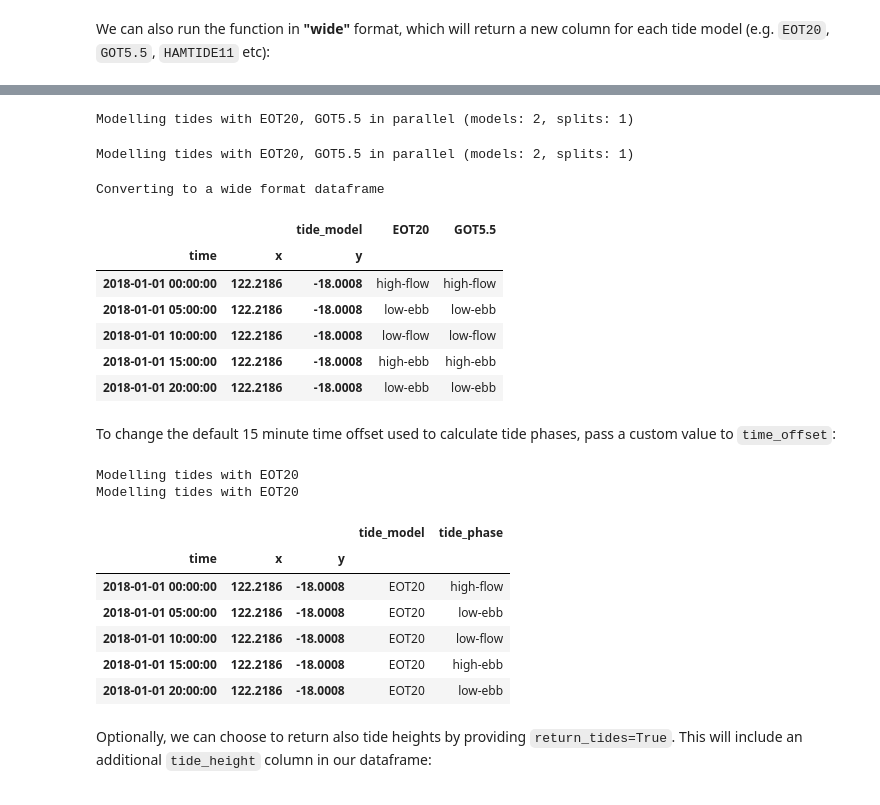
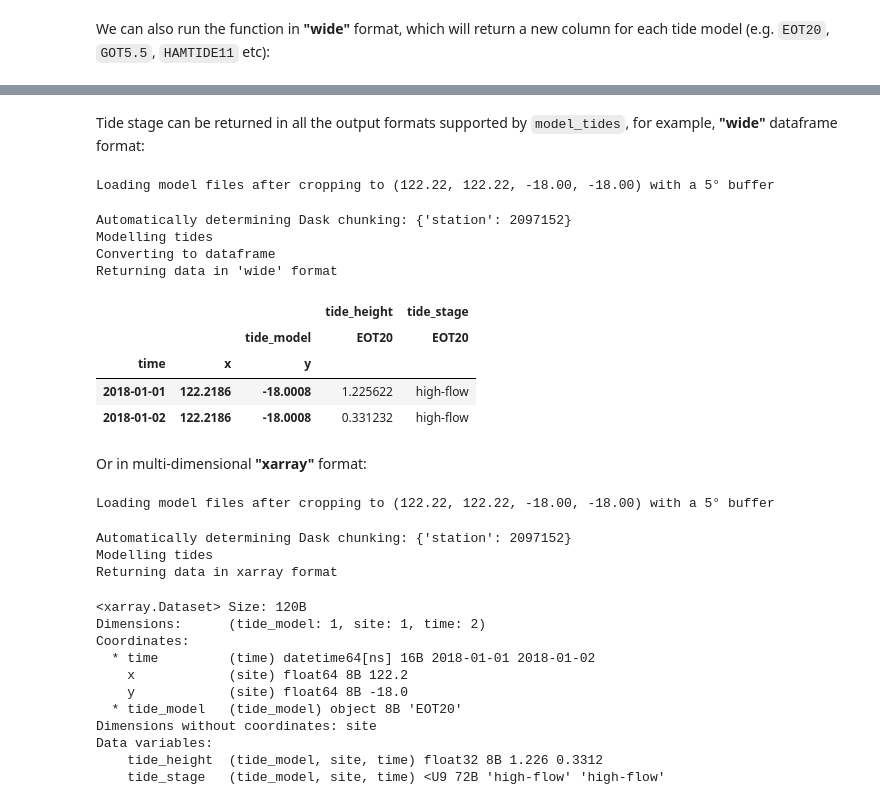
Before and after one commit to GeoscienceAustralia/eo-tides, a Jupyter notebook: docs/notebooks/Model_tides.ipynb, the cells around one changed output, grey strips where cells are left out. Drawn from its saved outputs; the diff is of its cells as text; code cells hidden in the pictures.

```diff
--- a/docs/notebooks/Model_tides.ipynb
+++ b/docs/notebooks/Model_tides.ipynb
@@ -311,43 +398,49 @@ The resulting `pandas.DataFrame` contains:
+# %% [markdown]
+Tide stage can be returned in all the output formats supported by `model_tides`, for example, **"wide"** dataframe format:
 # %%
-model_phases(
+model_tides(
     x=122.2186,
     y=-18.0008,
-    time=pd.date_range(start="2018-01-01", end="2018-01-02", freq="5h"),
-    model=["EOT20", "GOT5.5"],
+    time=pd.date_range(start="2018-01-01", end="2018-01-02", periods=2),
+    tide_stage=True,
     output_format="wide",
     directory=directory,
 )
 # %% [output]
-Modelling tides with EOT20, GOT5.5 in parallel (models: 2, splits: 1)
+Loading model files after cropping to (122.22, 122.22, -18.00, -18.00) with a 5° buffer
-Modelling tides with EOT20, GOT5.5 in parallel (models: 2, splits: 1)
+Automatically determining Dask chunking: {'station': 2097152}
+Modelling tides
+Converting to dataframe
+Returning data in 'wide' format
-Converting to a wide format dataframe
-|  |  | tide_model | EOT20 | GOT5.5 |
+|  |  |  | tide_height | tide_stage |
+|  |  | tide_model | EOT20 | EOT20 |
 | time | x | y |  |  |
-| 2018-01-01 00:00:00 | 122.2186 | -18.0008 | high-flow | high-flow |
-| 2018-01-01 05:00:00 | 122.2186 | -18.0008 | low-ebb | low-ebb |
-| 2018-01-01 10:00:00 | 122.2186 | -18.0008 | low-flow | low-flow |
-| 2018-01-01 15:00:00 | 122.2186 | -18.0008 | high-ebb | high-ebb |
-| 2018-01-01 20:00:00 | 122.2186 | -18.0008 | low-ebb | low-ebb |
+| 2018-01-01 | 122.2186 | -18.0008 | 1.225622 | high-flow |
+| 2018-01-02 | 122.2186 | -18.0008 | 0.331232 | high-flow |
-# %% [markdown]
-To change the default 15 minute time offset used to calculate tide phases, pass a custom value to `time_offset`:
+# %% [markdown]
+Or in multi-dimensional **"xarray"** format:
 # %%
-model_phases(
+model_tides(
     x=122.2186,
     y=-18.0008,
-    time=pd.date_range(start="2018-01-01", end="2018-01-02", freq="5h"),
-    time_offset="30 min",
+    time=pd.date_range(start="2018-01-01", end="2018-01-02", periods=2),
+    tide_stage=True,
+    output_format="xarray",
     directory=directory,
 )
 # %% [output]
-Modelling tides with EOT20
-Modelling tides with EOT20
+Loading model files after cropping to (122.22, 122.22, -18.00, -18.00) with a 5° buffer
-|  |  |  | tide_model | tide_phase |
-| time | x | y |  |  |
-| 2018-01-01 00:00:00 | 122.2186 | -18.0008 | EOT20 | high-flow |
-| 2018-01-01 05:00:00 | 122.2186 | -18.0008 | EOT20 | low-ebb |
-| 2018-01-01 10:00:00 | 122.2186 | -18.0008 | EOT20 | low-flow |
-| 2018-01-01 15:00:00 | 122.2186 | -18.0008 | EOT20 | high-ebb |
-| 2018-01-01 20:00:00 | 122.2186 | -18.0008 | EOT20 | low-ebb |
+Automatically determining Dask chunking: {'station': 2097152}
+Modelling tides
+Returning data in xarray format
+<xarray.Dataset> Size: 120B
+Dimensions:      (tide_model: 1, site: 1, time: 2)
+Coordinates:
+  * time         (time) datetime64[ns] 16B 2018-01-01 2018-01-02
+    x            (site) float64 8B 122.2
+    y            (site) float64 8B -18.0
+  * tide_model   (tide_model) object 8B 'EOT20'
+Dimensions without coordinates: site
+Data variables:
+    tide_height  (tide_model, site, time) float32 8B 1.226 0.3312
+    tide_stage   (tide_model, site, time) <U9 72B 'high-flow' 'high-flow'
-# %% [markdown]
-Optionally, we can choose to return also tide heights by providing `return_tides=True`.
-This will include an additional `tide_height` column in our dataframe:
```
Also changed, not shown: parts of 22 cells of this notebook, 2 other files.
